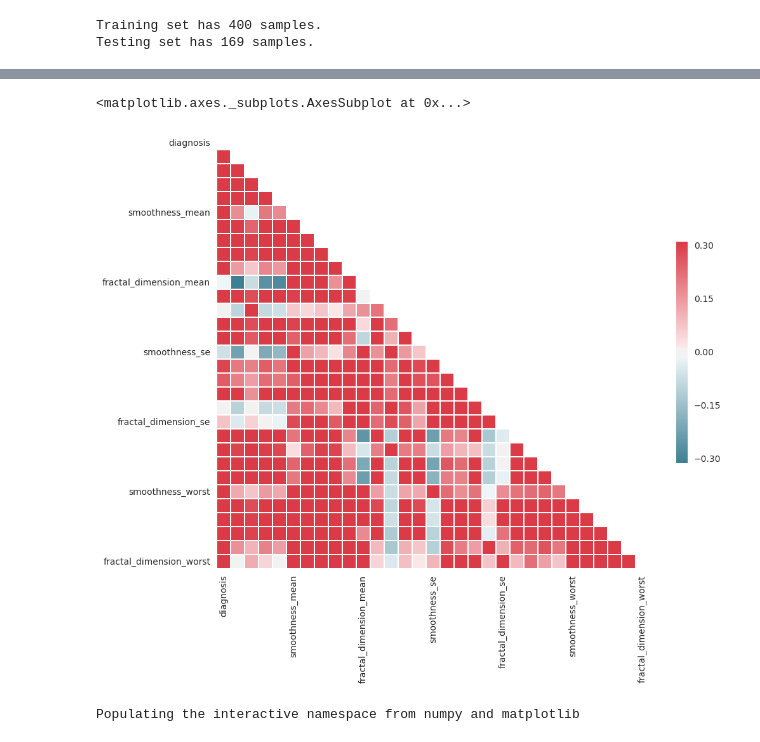
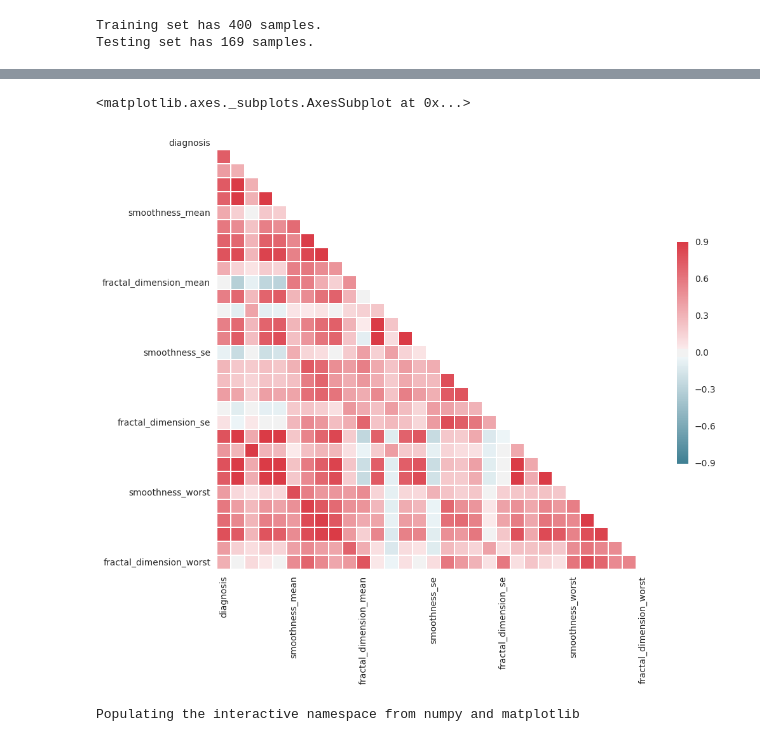
Before and after one commit to bora-pajo/breast-cancer-prediction, a Jupyter notebook: breast_cancer22.ipynb, the cells around one changed output, grey strips where cells are left out. Saved outputs shown, nothing was run; the diff lists cells and outputs as text; code cells hidden in the pictures.

```diff
--- a/breast_cancer22.ipynb
+++ b/breast_cancer22.ipynb
@@ -184,37 +184,32 @@ sns.heatmap(corr,
 # %%
 from string import letters
 import numpy as np
 import pandas as pd
 import seaborn as sns
 import matplotlib.pyplot as plt
 
 sns.set(style="white")
-
-# Generate a large random dataset
-#rs = np.random.RandomState(33)
-#d = pd.DataFrame(data=rs.normal(size=(100, 26)),
-                 #columns=list(letters[:26]))
 
 # Compute the correlation matrix
 corr = data.corr()
 
 # Generate a mask for the upper triangle
 mask = np.zeros_like(corr, dtype=np.bool)
 mask[np.triu_indices_from(mask)] = True
 
 # Set up the matplotlib figure
 f, ax = plt.subplots(figsize=(11, 9))
 
 # Generate a custom diverging colormap
 cmap = sns.diverging_palette(220, 10, as_cmap=True)
 
 # Draw the heatmap with the mask and correct aspect ratio
-sns.heatmap(corr, mask=mask, cmap=cmap, vmax=.3,
+sns.heatmap(corr, mask=mask, cmap=cmap, vmax=.9,
             square=True, xticklabels=5, yticklabels=5,
             linewidths=.5, cbar_kws={"shrink": .5}, ax=ax)
 # %% [output]
 <matplotlib.axes._subplots.AxesSubplot at 0x...>
-[figure, old version]
+[figure, new version]
 # %%
 #Compute Percentage Change
 rets = data.pct_change()
```
Also changed, not shown: parts of 6 cells of this notebook.
